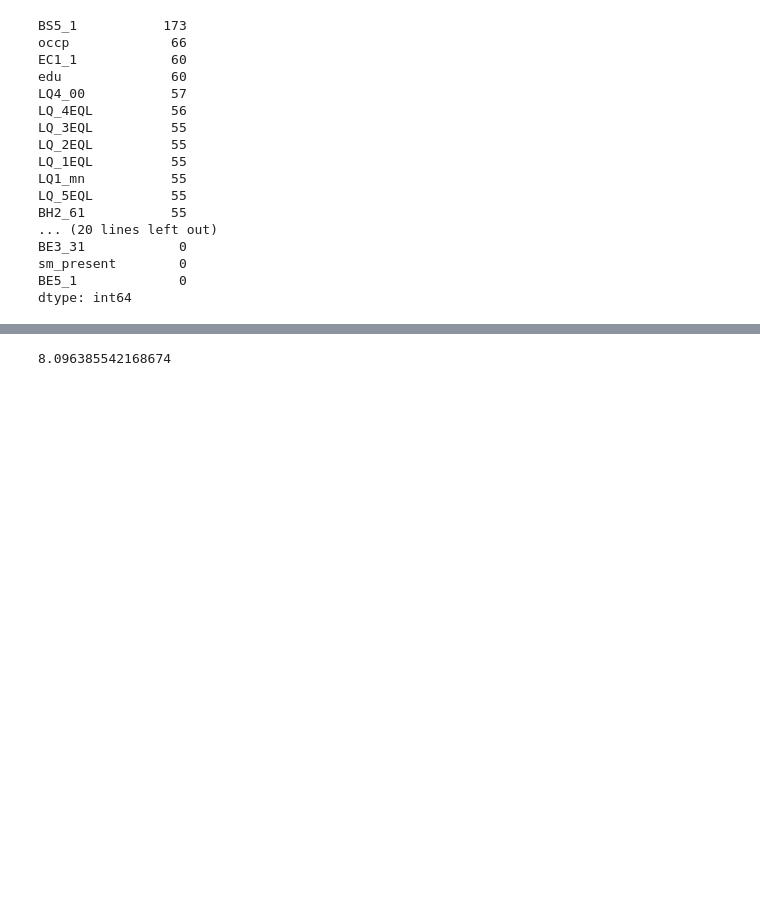
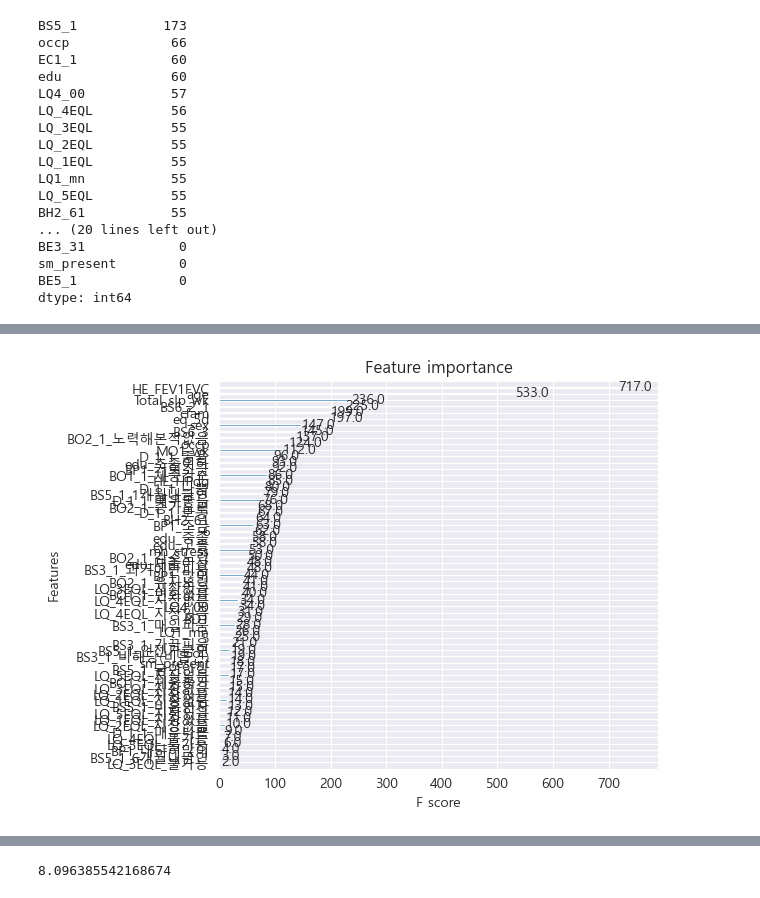
Before and after one commit to jhs-164179/Nurse__, a Jupyter notebook: [03]ML.ipynb, the cells around one changed output, grey strips where cells are left out. Drawn from its saved outputs; the diff is of its cells as text; code cells hidden in the pictures; blank space fills up the shorter version.

```diff
--- a/[03]ML.ipynb
+++ b/[03]ML.ipynb
@@ -125,7 +124,14 @@ for col in df.columns:
 X = df.drop('BE5_1', axis=1)
 y = df['BE5_1']
 
-train_X, test_X, train_y, test_y = train_test_split(X, y, test_size=.2, stratify=y, random_state=42)
-
-train_X = train_X.reset_index().drop('index', axis=1)
-train_y = train_y.reset_index().drop('index', axis=1)
+X_numeric = X[f_NUMERIC]
+X_categorical = X[f_CATEGORICAL]
+X_onehot = X[f_ONE_HOT]
+# %%
+X_onehot = pd.get_dummies(X_onehot, dtype=float)
+X_onehot_cage = pd.get_dummies(X_onehot['cage'], dtype='float')
+X_onehot.drop('cage', axis=1, inplace=True)
+X_onehot = pd.concat([X_onehot, X_onehot_cage], axis=1)
+# %%
+X = pd.concat([X_numeric, X_categorical], axis=1)
+X = pd.concat([X, X_onehot], axis=1)
@@ -131,0 +143,19 @@ train_y = train_y.reset_index().drop('index', axis=1)
+# %%
+param_2 = {
+    'n_estimators': 276,
+    'max_depth': 66,
+    'learning_rate': 0.009816392225839262,
+    'gamma': 9.709392373191752,
+    'alpha': 0.852347089015269,
+    'lambda': 9.832382625248556,
+    'min_child_weight': 5.9361686080930305,
+    'max_delta_step': 26,
+    'subsample': 0.5658032101992756,
+    'sampling_method': 'uniform',
+    'tree_method': 'approx',
+    'grow_policy': 'depthwise',
+    'max_bin': 282,
+    'scale_pos_weight': 8.09638554
+}
+model2 = XGBClassifier(objective='binary:logistic', device='cuda', random_state=42, **param_2)
+model2.fit(train_X, train_y)
@@ -131,0 +175,10 @@ train_y = train_y.reset_index().drop('index', axis=1)
+# %%
+plt.rcParams['font.family'] = 'Malgun Gothic'
+# plt.figure(figsize=(20, 20))
+plot_importance(model2)
+# fig = plt.gcf()
+# fig.set_size_inches(200, 150)
+plt.tight_layout()
+plt.show()
+# %% [output]
+[figure, added]
```
Also changed, not shown: parts of 16 cells of this notebook, 2 other files.
